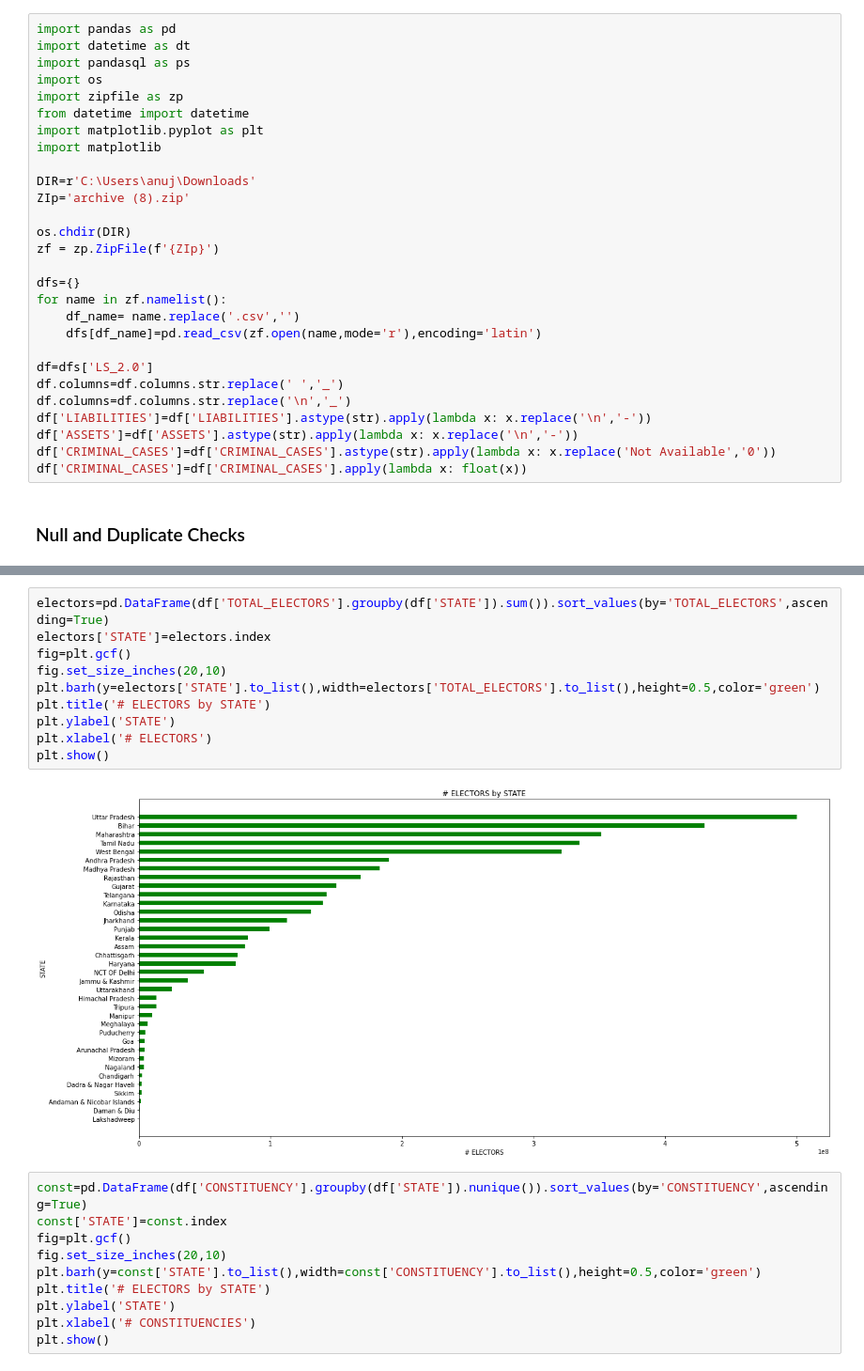
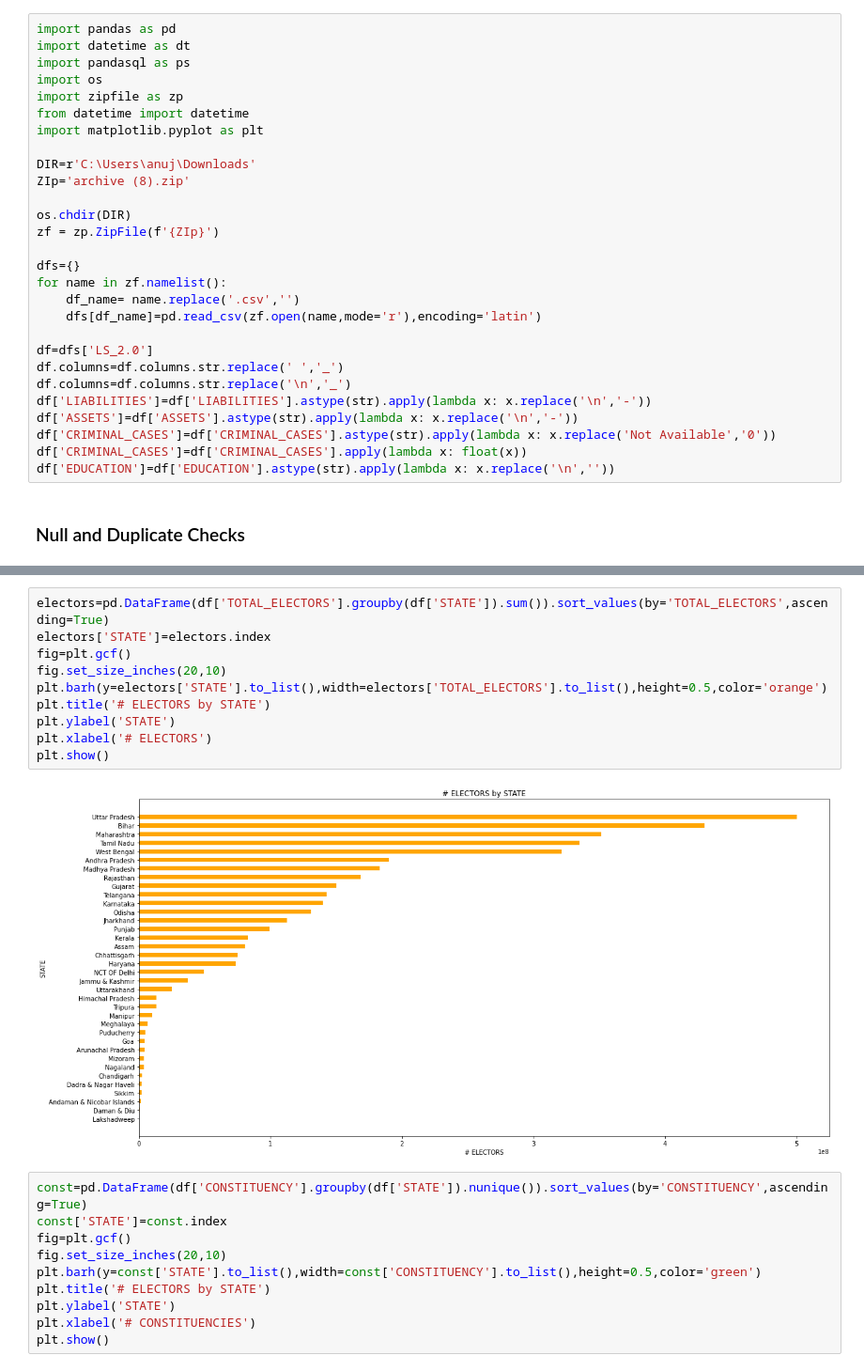
Before and after one commit to anuj3101/Atom, a Jupyter notebook: Indian_elections_2019.ipynb, the cells around one changed output, grey strips where cells are left out. Shown at 94% size. Drawn from its saved outputs; the diff is of its cells as text.

```diff
--- a/Indian_elections_2019.ipynb
+++ b/Indian_elections_2019.ipynb
@@ -6,7 +6,6 @@ import os
 import zipfile as zp
 from datetime import datetime
 import matplotlib.pyplot as plt
-import matplotlib
 
 DIR=r'C:\Users\anuj\Downloads'
 ZIp='archive (8).zip'
@@ -26,6 +25,7 @@ df['LIABILITIES']=df['LIABILITIES'].astype(str).apply(lambda x: x.replace('\n','
 df['ASSETS']=df['ASSETS'].astype(str).apply(lambda x: x.replace('\n','-'))
 df['CRIMINAL_CASES']=df['CRIMINAL_CASES'].astype(str).apply(lambda x: x.replace('Not Available','0'))
 df['CRIMINAL_CASES']=df['CRIMINAL_CASES'].apply(lambda x: float(x))
+df['EDUCATION']=df['EDUCATION'].astype(str).apply(lambda x: x.replace('\n',''))
 # %% [markdown]
 ### Null and Duplicate Checks
 # %%
@@ -35,15 +56,15 @@ df.isnull().isnull().sum() ########Check NUlls by each column
 # %%
 electors=pd.DataFrame(df['TOTAL_ELECTORS'].groupby(df['STATE']).sum()).sort_values(by='TOTAL_ELECTORS',ascending=True)
 electors['STATE']=electors.index
 fig=plt.gcf()
 fig.set_size_inches(20,10)
-plt.barh(y=electors['STATE'].to_list(),width=electors['TOTAL_ELECTORS'].to_list(),height=0.5,color='green')
+plt.barh(y=electors['STATE'].to_list(),width=electors['TOTAL_ELECTORS'].to_list(),height=0.5,color='orange')
 plt.title('# ELECTORS by STATE')
 plt.ylabel('STATE')
 plt.xlabel('# ELECTORS')
 plt.show()
 # %% [output]
-[figure, old version]
+[figure, new version]
 # %%
 const=pd.DataFrame(df['CONSTITUENCY'].groupby(df['STATE']).nunique()).sort_values(by='CONSTITUENCY',ascending=True)
 const['STATE']=const.index
```
Also changed, not shown: parts of 8 cells of this notebook.
